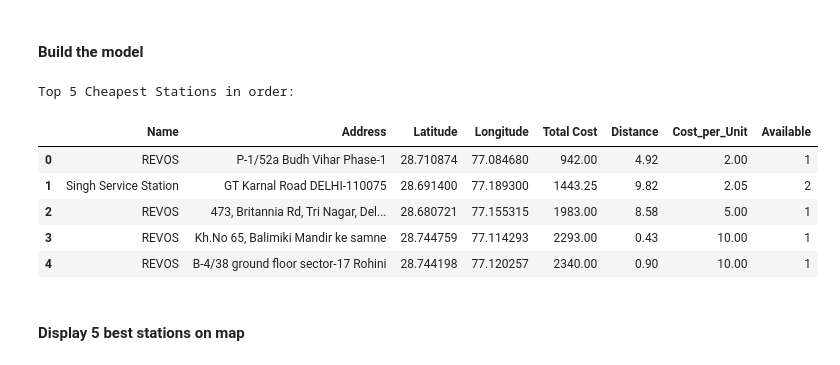
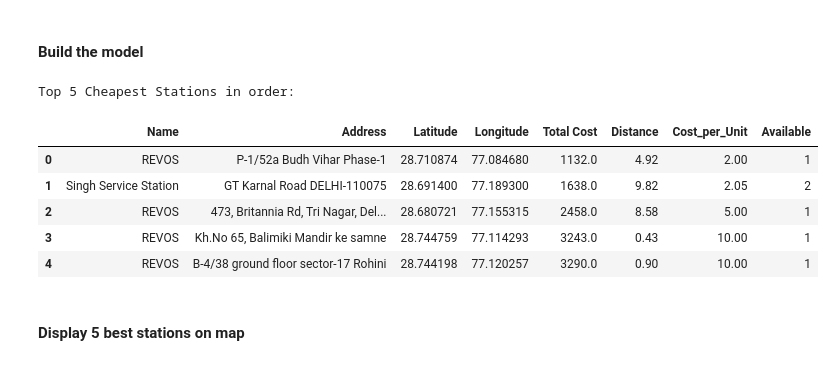
Before and after one commit to danielllll75/rule-based-optimization, a Jupyter notebook: Rule-Based Station Optimization.ipynb, the cells around one changed output. Drawn from its saved outputs; the diff is of its cells as text; code cells hidden in the pictures.

```diff
--- a/Rule-Based Station Optimization.ipynb
+++ b/Rule-Based Station Optimization.ipynb
@@ -18,0 +76,9 @@ Energy demand : 225.0 kWh
+# %%
+battery_percentage = int(input('\nEnter the battery percentage on screen (from 0 to 100):'))
+if battery_percentage < 0 or battery_percentage > 100:
+    print(f"\n❌ State of the charge number. Please enter a number between 0 and 100.")
+else:
+    battery_percentage = battery_percentage / 100
+    SOC = battery_capacity * battery_percentage
+    Required_energy = battery_capacity - SOC
+    print (f'The machine requires {Required_energy} kwh energy')
@@ -185,39 +254,37 @@ fig.show()
 #### Build the model
 # %%
 import heapq
-import pandas as pd
 
 # Weight for distance (Euro)
 t = 100
 
-# Step 1: Calculate the total cost dynamically
-filtered_combined_df['Total Cost'] = (D * filtered_combined_df['Cost_per_Unit']) + (t * filtered_combined_df['Distance'])
+# Calculate the total cost dynamically
+filtered_combined_df['Total Cost'] = (Required_energy * filtered_combined_df['Cost_per_Unit']) + (t * filtered_combined_df['Distance'])
 
-# Step 2: Check required columns and find the top 5 cheapest stations
+# Check required columns and find the top 5 cheapest stations
 if 'Total Cost' in filtered_combined_df.columns:
-    # Use heapq.nsmallest to find the 5 stations with the lowest total cost
     top_5 = heapq.nsmallest(
         5,
         filtered_combined_df[['Name', 'Address', 'Latitude', 'Longitude', 'Total Cost', 'Distance', 'Cost_per_Unit', 'Available']].itertuples(index=False),
-        key=lambda x: x[4]  # Index 4 corresponds to 'Total Cost'
+        key=lambda x: x[4]                   # Index 4 corresponds to 'Total Cost'
     )
 
-    # Step 3: Convert the result to a DataFrame
+    # Convert the result to a DataFrame
     cheapest_stations_df = pd.DataFrame(top_5, columns=['Name', 'Address', 'Latitude', 'Longitude', 'Total Cost', 'Distance', 'Cost_per_Unit', 'Available'])
 
-    # Step 4: Display the results
-    print("Top 5 Cheapest Stations in order:")
+    # Display the results
+    print("\nTop 5 Cheapest Stations in order:")
 
 # Display the resulting DataFrame
 cheapest_stations_df.head()
 # %% [output]
 Top 5 Cheapest Stations in order:
 |  | Name | Address | Latitude | Longitude | Total Cost | Distance | Cost_per_Unit | Available |
-| 0 | REVOS | P-1/52a Budh Vihar Phase-1 | 28.710874 | 77.084680 | 942.00 | 4.92 | 2.00 | 1 |
-| 1 | Singh Service Station | GT Karnal Road DELHI-110075 | 28.691400 | 77.189300 | 1443.25 | 9.82 | 2.05 | 2 |
-| 2 | REVOS | 473, Britannia Rd, Tri Nagar, Del... | 28.680721 | 77.155315 | 1983.00 | 8.58 | 5.00 | 1 |
-| 3 | REVOS | Kh.No 65, Balimiki Mandir ke samne | 28.744759 | 77.114293 | 2293.00 | 0.43 | 10.00 | 1 |
-| 4 | REVOS | B-4/38 ground floor sector-17 Rohini | 28.744198 | 77.120257 | 2340.00 | 0.90 | 10.00 | 1 |
+| 0 | REVOS | P-1/52a Budh Vihar Phase-1 | 28.710874 | 77.084680 | 1132.0 | 4.92 | 2.00 | 1 |
+| 1 | Singh Service Station | GT Karnal Road DELHI-110075 | 28.691400 | 77.189300 | 1638.0 | 9.82 | 2.05 | 2 |
+| 2 | REVOS | 473, Britannia Rd, Tri Nagar, Del... | 28.680721 | 77.155315 | 2458.0 | 8.58 | 5.00 | 1 |
+| 3 | REVOS | Kh.No 65, Balimiki Mandir ke samne | 28.744759 | 77.114293 | 3243.0 | 0.43 | 10.00 | 1 |
+| 4 | REVOS | B-4/38 ground floor sector-17 Rohini | 28.744198 | 77.120257 | 3290.0 | 0.90 | 10.00 | 1 |
 # %% [markdown]
 #### Display 5 best stations on map
 # %%
```
Also changed, not shown: parts of 15 cells of this notebook.
